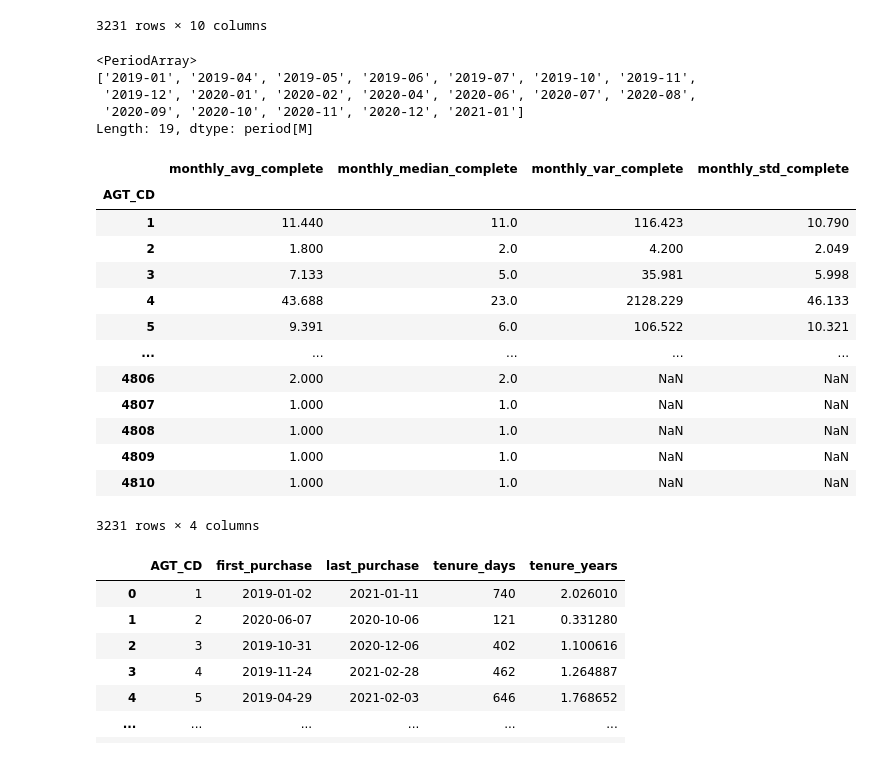
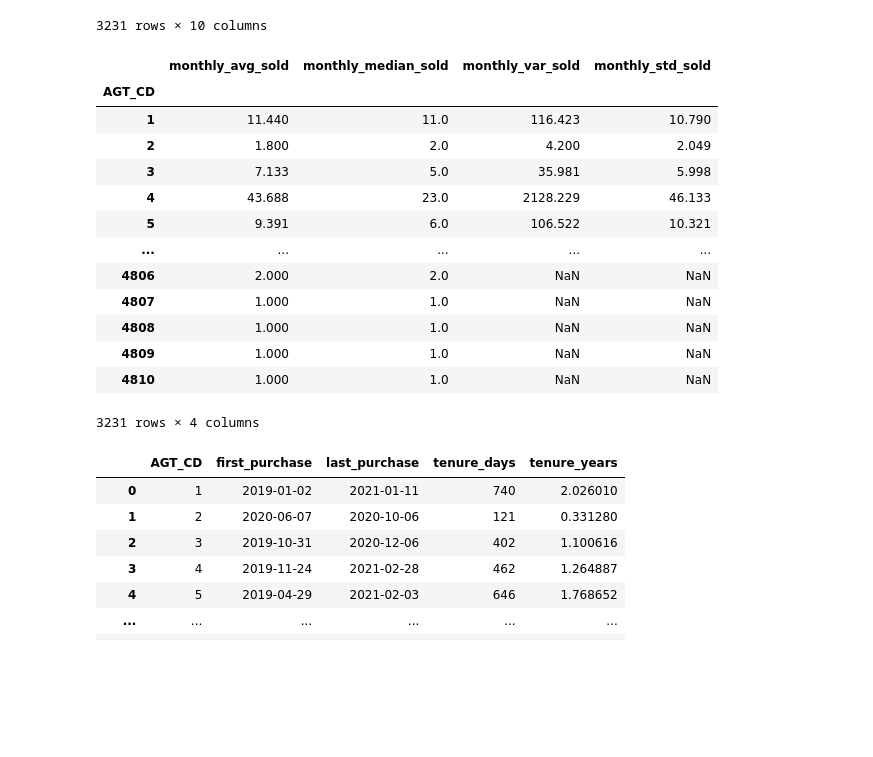
Before and after one commit to adleefuad/ds-assesment, a Jupyter notebook: analysis.ipynb, the cells around one changed output. Cells and saved outputs as stored; diff of their text form; code cells hidden in the pictures; blank space fills up the shorter version.

```diff
--- a/analysis.ipynb
+++ b/analysis.ipynb
@@ -456,14 +456,6 @@ main_need_ratio
 | 4809 | 0.000000 | 0.000000 | 0.000000 | 0.000000 | ... |
 | 4810 | 0.000000 | 0.000000 | 0.000000 | 0.000000 | ... |
 3231 rows × 10 columns
-# %%
-df[df['AGT_CD']== 1]['PURCHASE_DT'].dt.to_period('M').sort_values().unique()
-# %% [output]
-<PeriodArray>
-['2019-01', '2019-04', '2019-05', '2019-06', '2019-07', '2019-10', '2019-11',
- '2019-12', '2020-01', '2020-02', '2020-04', '2020-06', '2020-07', '2020-08',
- '2020-09', '2020-10', '2020-11', '2020-12', '2021-01']
-Length: 19, dtype: period[M]
 # %%
 #16 . Median/Average number of policies sold per month
 #17 . Variance number of policies sold per month
@@ -481,38 +473,36 @@ def create_complete_monthly_series(agent_data):
     complete_months = pd.period_range(
         start=start_date.to_period('M'),
         end=end_date.to_period('M'),
         freq='M'
     )
 
     complete_df = pd.DataFrame({
         'AGT_CD': agent_cd,
         'month': complete_months,
         'policies_sold': 0  # Default 0
     })
 
-    # Fill in with the existing data
     for _, row in agent_data.iterrows():
         complete_df.loc[complete_df['month'] == row['month'], 'policies_sold'] = row['policies_sold']
 
     return complete_df
 
 complete_monthly_data = []
 for agent_cd in monthly_sales['AGT_CD'].unique():
     agent_data = monthly_sales[monthly_sales['AGT_CD'] == agent_cd]
     complete_data = create_complete_monthly_series(agent_data)
     complete_monthly_data.append(complete_data)
 
 complete_monthly_df = pd.concat(complete_monthly_data, ignore_index=True)
-# Now calculate statistics including zero months
 agent_stats_complete = complete_monthly_df.groupby('AGT_CD')['policies_sold'].agg([
     'mean', 'median', 'var', 'std'
 ]).round(3)
 
-agent_stats_complete.columns = ['monthly_avg_complete', 'monthly_median_complete',
-                               'monthly_var_complete', 'monthly_std_complete']
+agent_stats_complete.columns = ['monthly_avg_sold', 'monthly_median_sold',
+                               'monthly_var_sold', 'monthly_std_sold']
 agent_stats_complete
 # %% [output]
-|  | monthly_avg_complete | monthly_median_complete | monthly_var_complete | monthly_std_complete |
+|  | monthly_avg_sold | monthly_median_sold | monthly_var_sold | monthly_std_sold |
 | AGT_CD |  |  |  |  |
 | 1 | 11.440 | 11.0 | 116.423 | 10.790 |
 | 2 | 1.800 | 2.0 | 4.200 | 2.049 |
```
Also changed, not shown: parts of 23 cells of this notebook, 4 other files.
